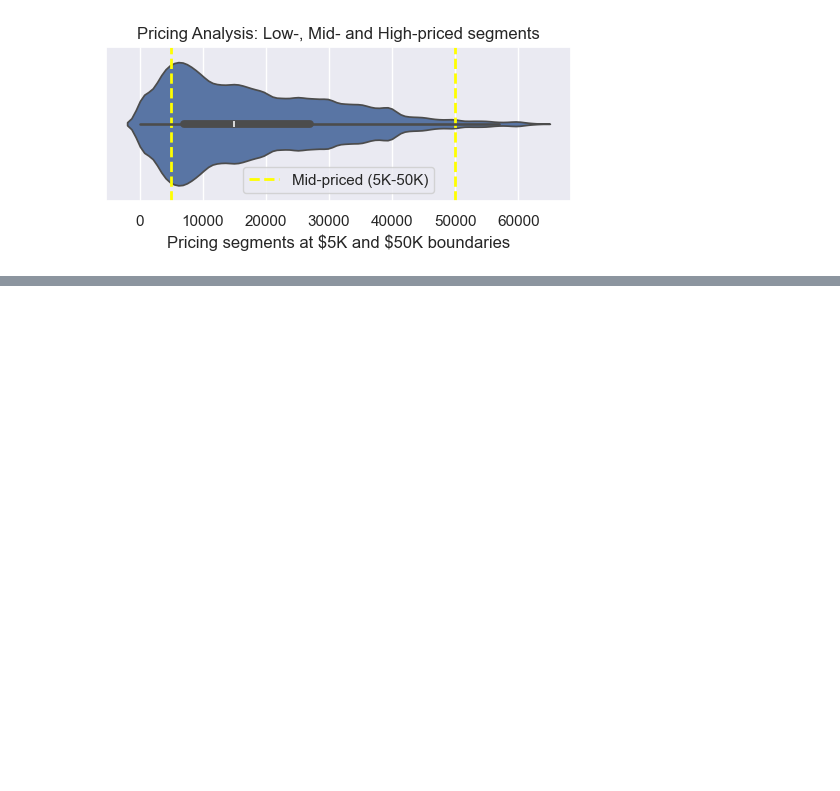
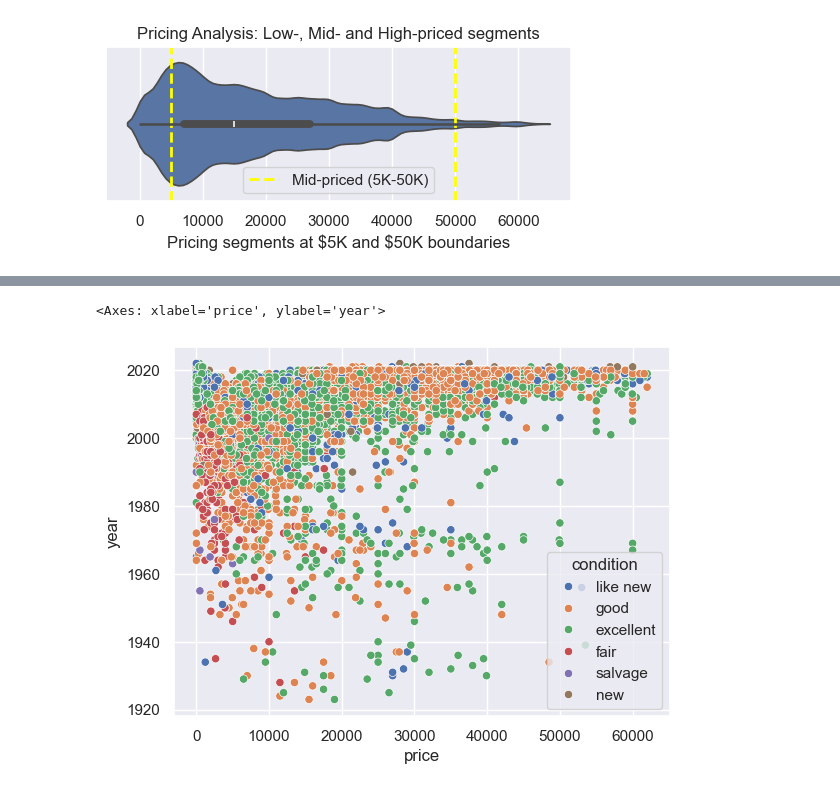
Before and after one commit to fazeelgm/UCB_ML_AI_PracticalApp_II, a Jupyter notebook: DataInvestigation.ipynb, the cells around one changed output, grey strips where cells are left out. Saved outputs shown, nothing was run; the diff lists cells and outputs as text; code cells hidden in the pictures; blank space fills up the shorter version.

Commit message:
Checkpoint: get_cleansed_data, price, ID, VIN, condition

```diff
--- a/DataInvestigation.ipynb
+++ b/DataInvestigation.ipynb
@@ -189,0 +293,3 @@ Time: 0.18918991088867188
+# %%
+vehicles_modZ = remove_outliers_modz(vehicles_raw)
+# vehicles_modZ
@@ -321,0 +457,5 @@ plt.show()
+# %%
+sns.scatterplot(data=veh_sample_25K, x='price', y='year', hue='condition')
+# %% [output]
+<Axes: xlabel='price', ylabel='year'>
+[figure, added]
```
Also changed, not shown: parts of 43 cells of this notebook.
